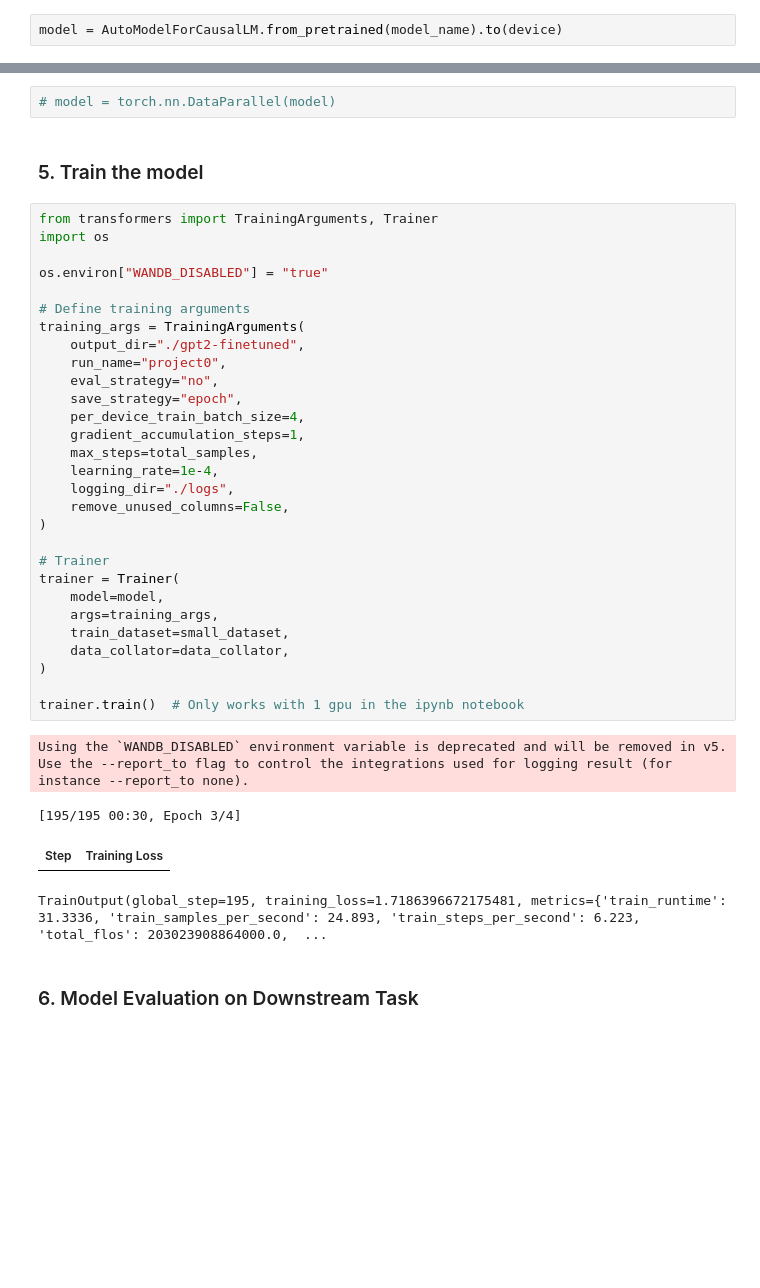
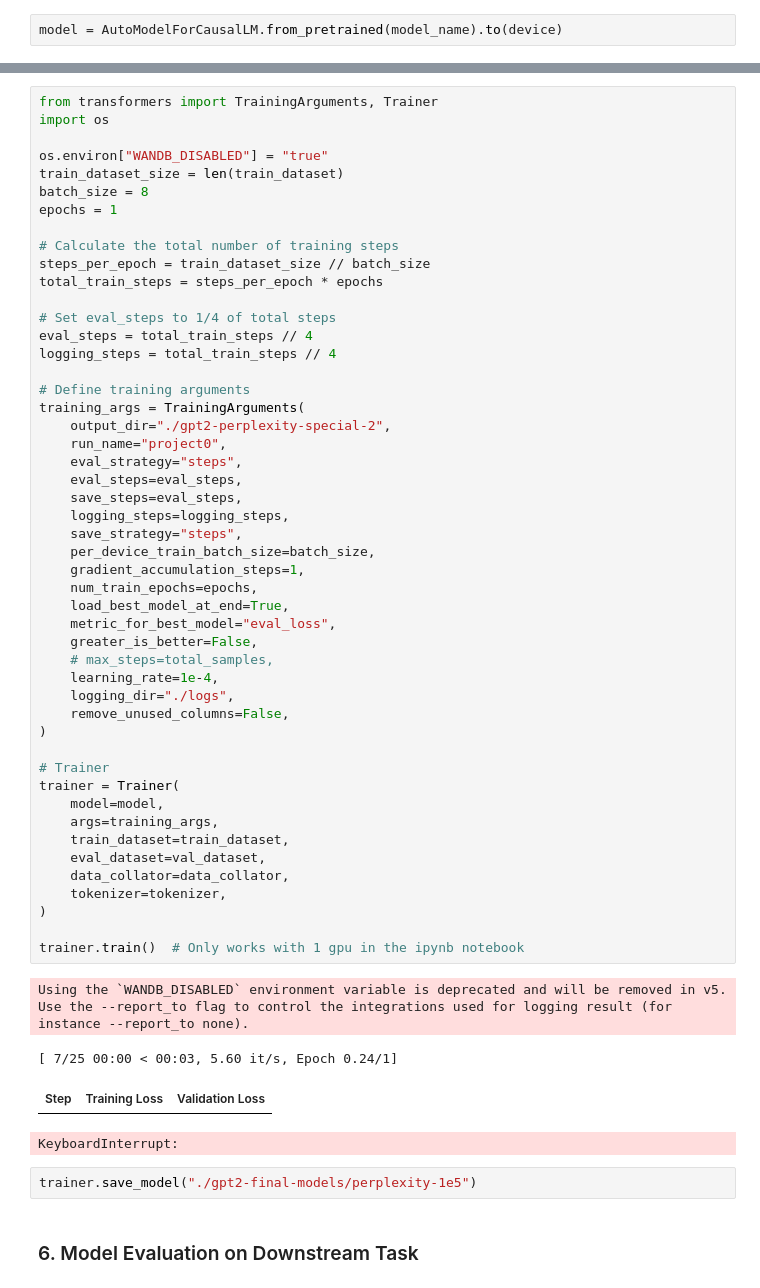
Before and after one commit to jaylim13/data-selection-project0, a Jupyter notebook: scaling_law/lightweight_fine_tuning.ipynb, the cells around one changed output, grey strips where cells are left out. Drawn from its saved outputs; the diff is of its cells as text; blank space fills up the shorter version.

Commit message:
validation set and special perplexity clustering

```diff
--- a/scaling_law/lightweight_fine_tuning.ipynb
+++ b/scaling_law/lightweight_fine_tuning.ipynb
@@ -171,41 +222,59 @@ Dataset({
-# %%
-# model = torch.nn.DataParallel(model)
-# %% [markdown]
-### 5. Train the model
 # %%
 from transformers import TrainingArguments, Trainer
 import os
 
 os.environ["WANDB_DISABLED"] = "true"
+train_dataset_size = len(train_dataset)
+batch_size = 8
+epochs = 1
+
+# Calculate the total number of training steps
+steps_per_epoch = train_dataset_size // batch_size
+total_train_steps = steps_per_epoch * epochs
+
+# Set eval_steps to 1/4 of total steps
+eval_steps = total_train_steps // 4
+logging_steps = total_train_steps // 4
 
 # Define training arguments
 training_args = TrainingArguments(
-    output_dir="./gpt2-finetuned",
+    output_dir="./gpt2-perplexity-special-2",
     run_name="project0",
-    eval_strategy="no",
-    save_strategy="epoch",
-    per_device_train_batch_size=4,
+    eval_strategy="steps",
+    eval_steps=eval_steps,
+    save_steps=eval_steps,
+    logging_steps=logging_steps,
+    save_strategy="steps",
+    per_device_train_batch_size=batch_size,
     gradient_accumulation_steps=1,
-    max_steps=total_samples,
+    num_train_epochs=epochs,
+    load_best_model_at_end=True,
+    metric_for_best_model="eval_loss",
+    greater_is_better=False,
+    # max_steps=total_samples,
     learning_rate=1e-4,
     logging_dir="./logs",
     remove_unused_columns=False,
 )
 
 # Trainer
 trainer = Trainer(
     model=model,
     args=training_args,
-    train_dataset=small_dataset,
+    train_dataset=train_dataset,
+    eval_dataset=val_dataset,
     data_collator=data_collator,
+    tokenizer=tokenizer,
 )
 
 trainer.train()  # Only works with 1 gpu in the ipynb notebook
 # %% [output]
 Using the `WANDB_DISABLED` environment variable is deprecated and will be removed in v5. Use the --report_to flag to control the integrations used for logging result (for instance --report_to none).
-[195/195 00:30, Epoch 3/4]
+[ 7/25 00:00 < 00:03, 5.60 it/s, Epoch 0.24/1]
-| Step | Training Loss |
+| Step | Training Loss | Validation Loss |
-TrainOutput(global_step=195, training_loss=1.7186396672175481, metrics={'train_runtime': 31.3336, 'train_samples_per_second': 24.893, 'train_steps_per_second': 6.223, 'total_flos': 203023908864000.0,  ...
+KeyboardInterrupt:
+# %%
+trainer.save_model("./gpt2-final-models/perplexity-1e5")
 # %% [markdown]
 ### 6. Model Evaluation on Downstream Task
 # %%
```
Also changed, not shown: parts of 9 cells of this notebook, 2 other files.
